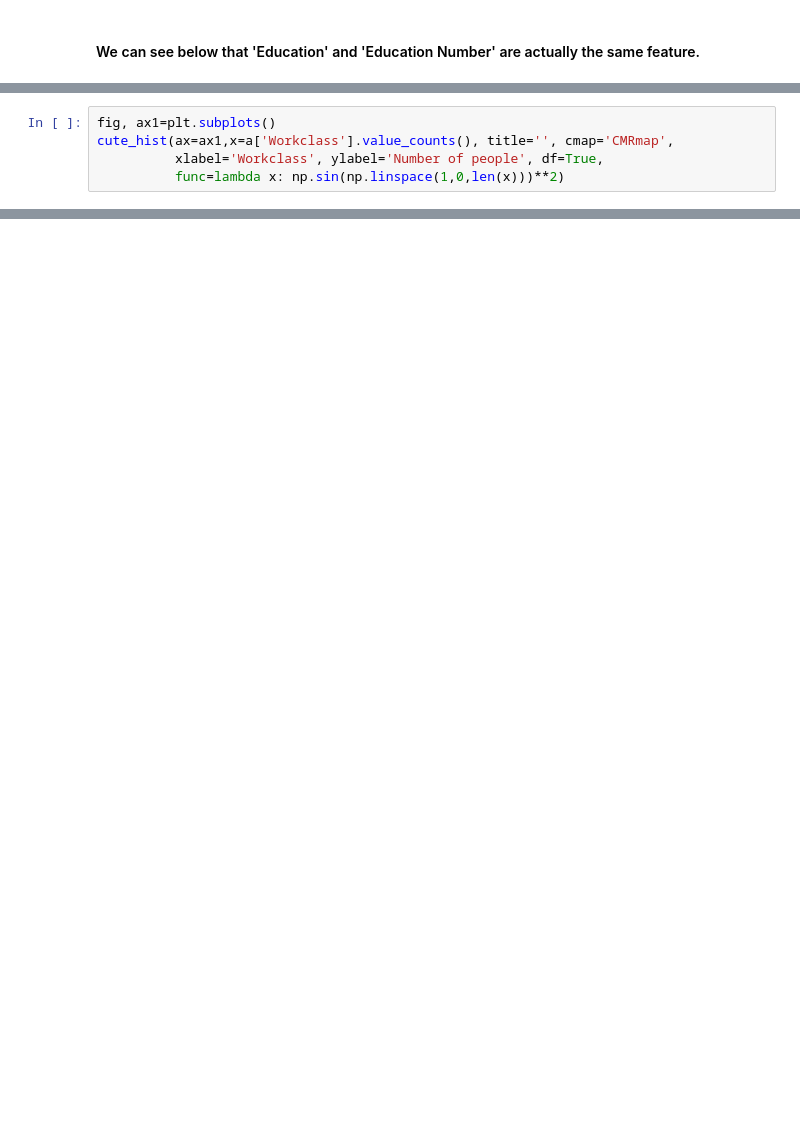
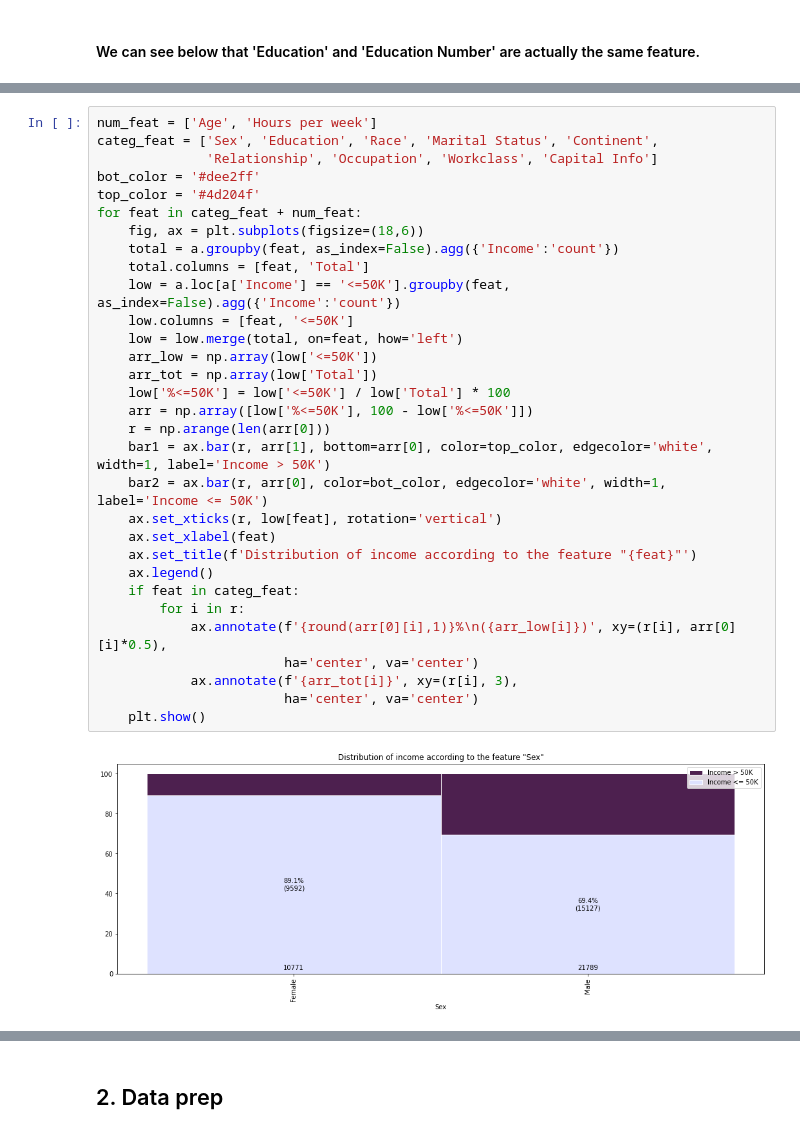
Before and after one commit to matmarqs/pmr, a Jupyter notebook: knn/PMR3508-2022-37-Adult-KNN.ipynb, the cells around one changed output, grey strips where cells are left out. Drawn from its saved outputs; the diff is of its cells as text; blank space fills up the shorter version.

```diff
--- a/knn/PMR3508-2022-37-Adult-KNN.ipynb
+++ b/knn/PMR3508-2022-37-Adult-KNN.ipynb
@@ -209,5 +142,0 @@ cute_hist(ax=ax, x=a['Occupation'].value_counts(),
-# %%
-fig, ax1=plt.subplots()
-cute_hist(ax=ax1,x=a['Workclass'].value_counts(), title='', cmap='CMRmap',
-          xlabel='Workclass', ylabel='Number of people', df=True,
-          func=lambda x: np.sin(np.linspace(1,0,len(x)))**2)
@@ -220,0 +227,33 @@ adult.shape
+# %%
+num_feat = ['Age', 'Hours per week']
+categ_feat = ['Sex', 'Education', 'Race', 'Marital Status', 'Continent',
+              'Relationship', 'Occupation', 'Workclass', 'Capital Info']
+bot_color = '#dee2ff'
+top_color = '#4d204f'
+for feat in categ_feat + num_feat:
+    fig, ax = plt.subplots(figsize=(18,6))
+    total = a.groupby(feat, as_index=False).agg({'Income':'count'})
+    total.columns = [feat, 'Total']
+    low = a.loc[a['Income'] == '<=50K'].groupby(feat, as_index=False).agg({'Income':'count'})
+    low.columns = [feat, '<=50K']
+    low = low.merge(total, on=feat, how='left')
+    arr_low = np.array(low['<=50K'])
+    arr_tot = np.array(low['Total'])
+    low['%<=50K'] = low['<=50K'] / low['Total'] * 100
+    arr = np.array([low['%<=50K'], 100 - low['%<=50K']])
+    r = np.arange(len(arr[0]))
+    bar1 = ax.bar(r, arr[1], bottom=arr[0], color=top_color, edgecolor='white', width=1, label='Income > 50K')
+    bar2 = ax.bar(r, arr[0], color=bot_color, edgecolor='white', width=1, label='Income <= 50K')
+    ax.set_xticks(r, low[feat], rotation='vertical')
+    ax.set_xlabel(feat)
+    ax.set_title(f'Distribution of income according to the feature "{feat}"')
+    ax.legend()
+    if feat in categ_feat:
+        for i in r:
+            ax.annotate(f'{round(arr[0][i],1)}%\n({arr_low[i]})', xy=(r[i], arr[0][i]*0.5),
+                        ha='center', va='center')
+            ax.annotate(f'{arr_tot[i]}', xy=(r[i], 3),
+                        ha='center', va='center')
+    plt.show()
+# %% [output]
+[figure, added]
@@ -220,0 +270,2 @@ adult.shape
+# %% [markdown]
+## 2. Data prep
```
Also changed, not shown: parts of 54 cells of this notebook, 4 other files.
